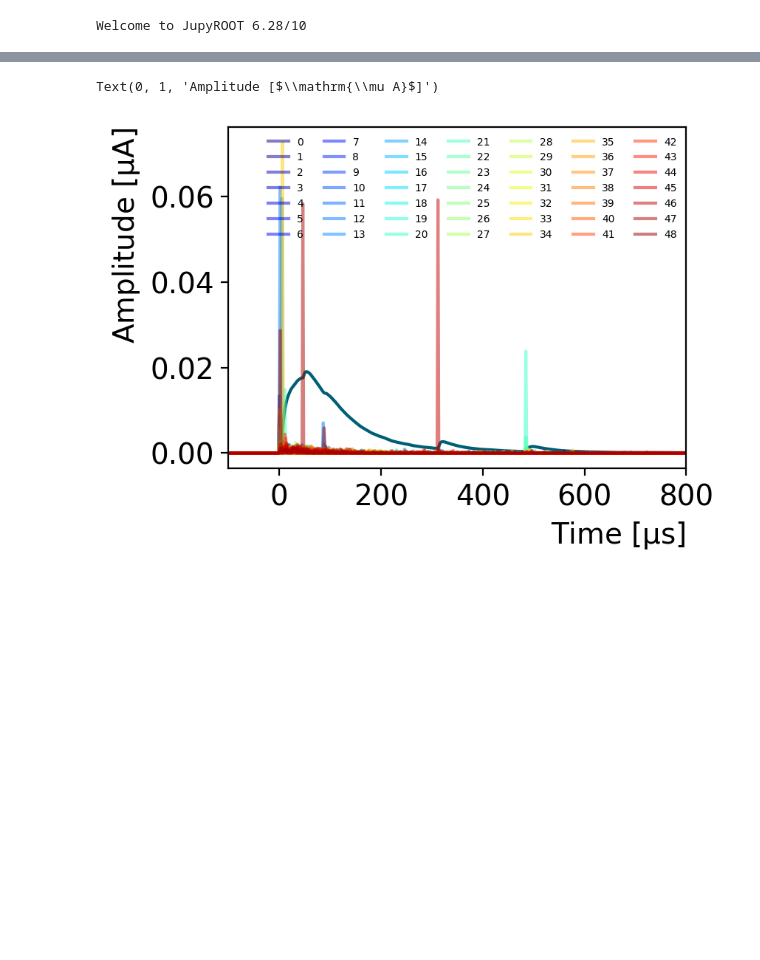
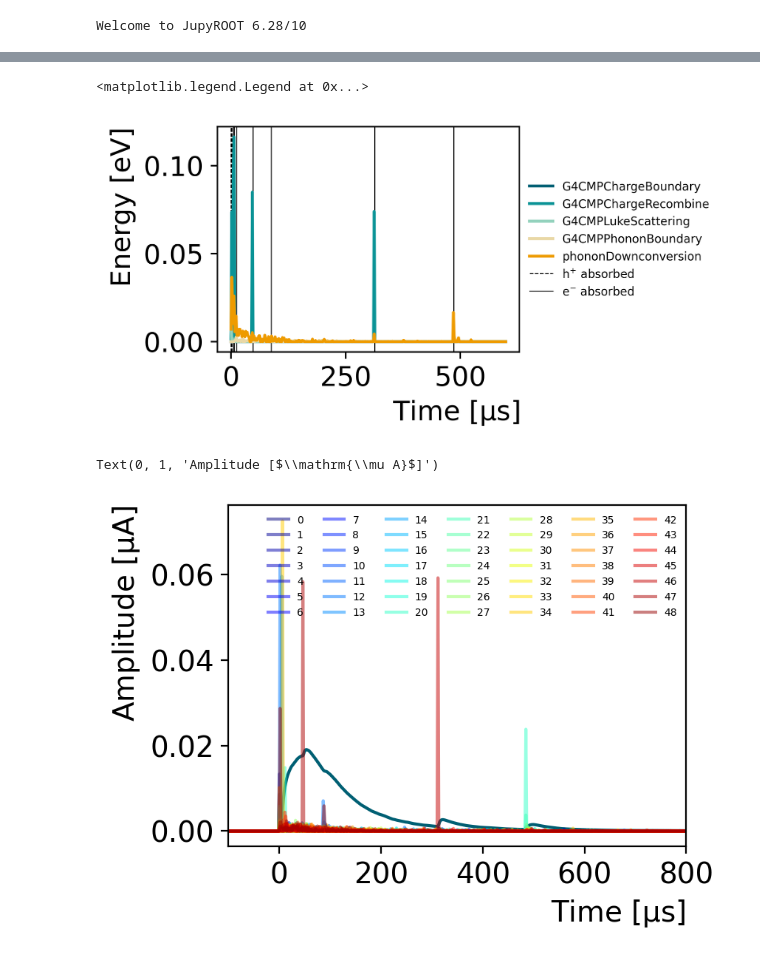
Before and after one commit to perry5334/CDMS, a Jupyter notebook: notebooks/machine_learning/ragged_traces.ipynb, the cells around one changed output, grey strips where cells are left out. Drawn from its saved outputs; the diff is of its cells as text; code cells hidden in the pictures; blank space fills up the shorter version.

```diff
--- a/notebooks/machine_learning/ragged_traces.ipynb
+++ b/notebooks/machine_learning/ragged_traces.ipynb
@@ -70,0 +80,2 @@ Text(0, 1, 'Amplitude [$\\mathrm{\\mu A}$]')
+# %%
+TrackCut = np.array([i in zipdata_P['Track'] for i in stepdata_P['Track']])
@@ -71,3 +86,52 @@ Text(0, 1, 'Amplitude [$\\mathrm{\\mu A}$]')
+# %%
+t0 = min(zipdata_P['Time3'])*1e-3
+bins = len(np.arange(0, 600, 1.6))
+absorbed = {'G4CMPChargeBoundary': np.zeros(bins),
+            'G4CMPChargeRecombine': np.zeros(bins),
+            'G4CMPLukeScattering': np.zeros(bins),
+            'G4CMPPhononBoundary': np.zeros(bins),
+            'phononDownconversion': np.zeros(bins)}
+
+for i, t in enumerate(np.arange(0, 600, 1.6)):
+
+    TimeCut = (zipdata_P['Time3']*1e-3 - t0 > t) & (zipdata_P['Time3']*1e-3 - t0 < t + 1.6)
+    absCut = zipdata_P['ChanNum'] == 6
+    Tracks = zipdata_P['Track'][TimeCut & absCut]
+
+    for Trk in Tracks:
+        TrackCut = Track == Trk
+        absorbed[Process[TrackCut][0]][i] += Energy[TrackCut][0]
+# %%
+fig = plt.figure(figsize=(5*0.7,3*0.7), dpi = 500)
+ax = plt.subplot(111)
+
+for j, key in enumerate(list(absorbed.keys())):
+    ax.plot(np.arange(0, 600, 1.6), absorbed[key], color = f'C{j}', label = key)
+
+t0 = min(zipdata_P['Time3'])*1e-3
+elabel = False
+hlabel = False
+Zcut = zipdata_Q['Z3'] < 0
+Rcut = np.sqrt(zipdata_Q['X3']**2 + zipdata_Q['Y3']**2)*1e3 < 19.592
+for i, time in enumerate(zipdata_Q['Time3'][Zcut & Rcut]*1e-3):
+    if (zipdata_Q['Charge'][Zcut & Rcut][i] == -1) & (elabel==False):
+        ax.axvline(time-t0, 0, 1, zorder = -1, ls = ['--', '-'][zipdata_Q['Charge'][Zcut & Rcut][i] == -1], lw = 0.5, color = 'black', label = r'e$^{-}$ absorbed')
+        elabel=True
+    if (zipdata_Q['Charge'][Zcut & Rcut][i] == 1) & (hlabel==False):
+        ax.axvline(time-t0, 0, 1, zorder = -1, ls = ['--', '-'][zipdata_Q['Charge'][Zcut & Rcut][i] == -1], lw = 0.5, color = 'black', label = r'h$^{+}$ absorbed')
+        hlabel=True
+    else:
+        ax.axvline(time-t0, 0, 1, zorder = -1, ls = ['--', '-'][zipdata_Q['Charge'][Zcut & Rcut][i] == -1], lw = 0.5, color = 'black')
+
+ax.set_xlabel(r'Time [$\mathrm{\mu s}$]')
+ax.set_ylabel(r'Energy [eV]')
+
+box = ax.get_position()
+ax.set_position([box.x0, box.y0, box.width * 0.8, box.height])
+ax.legend(loc='center left', bbox_to_anchor=(1, 0.5), fontsize=6)
+# %% [output]
+<matplotlib.legend.Legend at 0x...>
+[figure, added]
 # %%
 cmap = plt.get_cmap('jet')
 ptcolor = [cmap(i) for i in np.linspace(0, 1, 50)]
```
Also changed, not shown: parts of 4 cells of this notebook, 1 other file.
